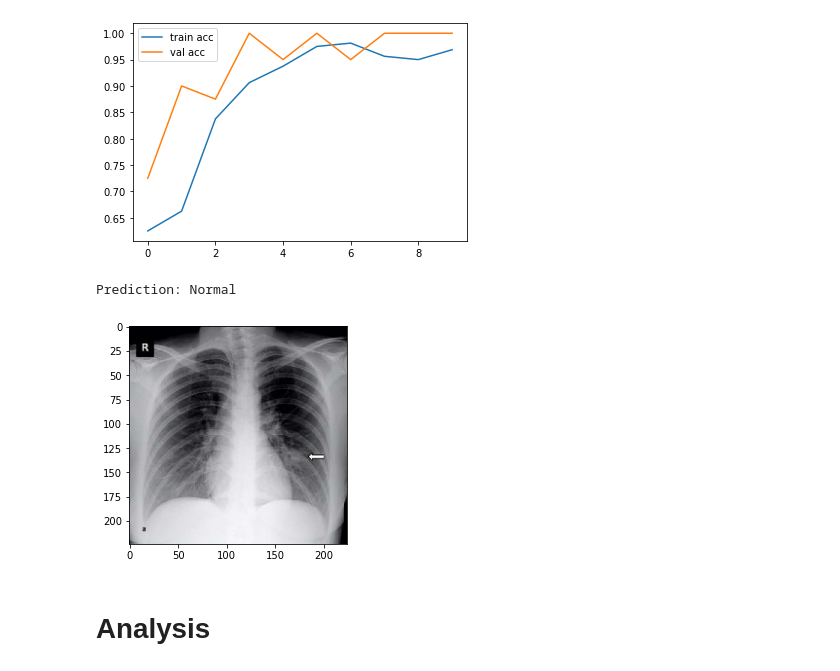
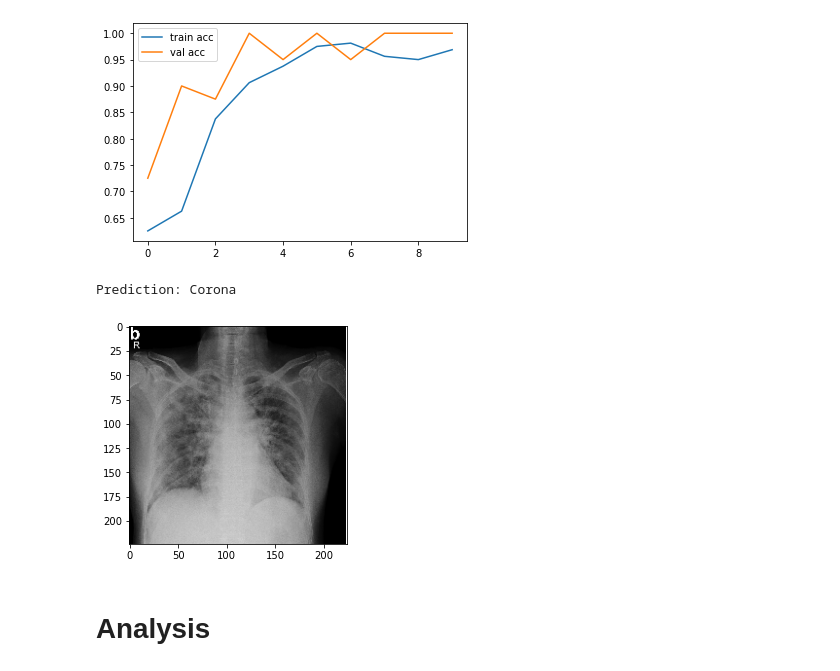
Before and after one commit to DEALTALFA/Xray-VGG16, a Jupyter notebook: covid_detection.ipynb, the cells around one changed output. Drawn from its saved outputs; the diff is of its cells as text; code cells hidden in the pictures.

```diff
--- a/covid_detection.ipynb
+++ b/covid_detection.ipynb
@@ -224,20 +224,20 @@ from keras.preprocessing import image
 model = tf.keras.models.load_model('covidModel.h5')
 from keras.applications.vgg16 import preprocess_input
 # %%
-img = image.load_img('Data/Covid/1.CXRCTThoraximagesofCOVID-19fromSingapore.pdf-000-fig1a.png', target_size=(224, 224)) #insert a random covid-19 x-ray image
+img = image.load_img('Data/Covid/1-s2.0-S0929664620300449-gr2_lrg-b.jpg', target_size=(224, 224)) #insert a random covid-19 x-ray image
 imgplot = plt.imshow(img)
 x = image.img_to_array(img)
 x = np.expand_dims(x, axis=0)
 img_data = preprocess_input(x)
 classes = model.predict(img_data)
 New_pred = np.argmax(classes, axis=1)
 if New_pred==[1]:
     print('Prediction: Normal')
 else:
     print('Prediction: Corona')
 # %% [output]
-Prediction: Normal
+Prediction: Corona
-[figure, old version]
+[figure, new version]
 # %% [markdown]
 # Analysis
 # %%
```
Also changed, not shown: 5 other files.
